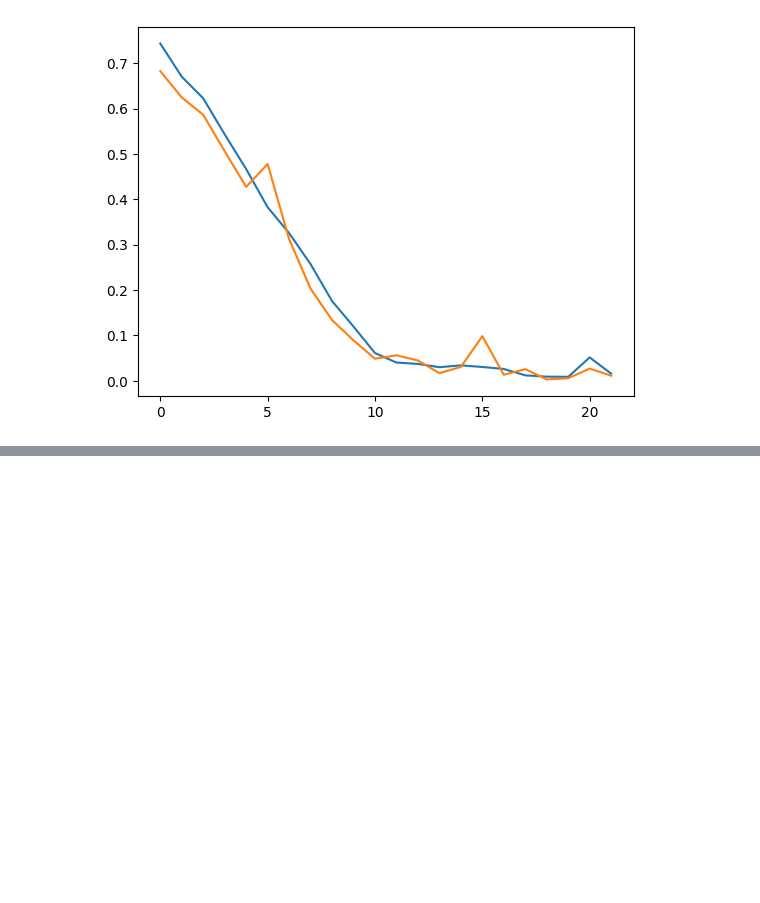
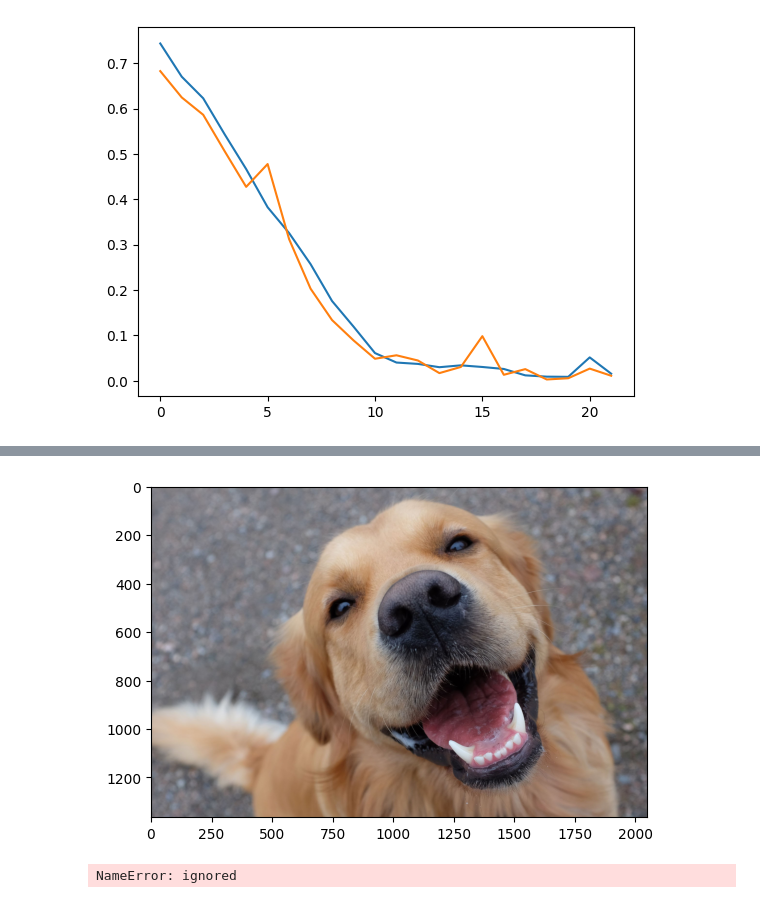
Before and after one commit to pbcong/catvsdog, a Jupyter notebook: model_building.ipynb, the cells around one changed output, grey strips where cells are left out. Cells and saved outputs as stored; diff of their text form; code cells hidden in the pictures; blank space fills up the shorter version.

```diff
--- a/model_building.ipynb
+++ b/model_building.ipynb
@@ -149,0 +137,10 @@ model.save('/content/drive/MyDrive/models/catvsdog.h5')
+# %%
+#the cv2.imread function uses the BGR color coding while matplotlib uses RGB
+plt.imshow (cv2.cvtColor (img, cv2.COLOR_BGR2RGB))
+plt.show()
+# %% [output]
+[figure, added]
+# %%
+new = load_model ('/content/catvsdog.h5')
+# %% [output]
+NameError: ignored
```
Also changed, not shown: parts of 30 cells of this notebook.
